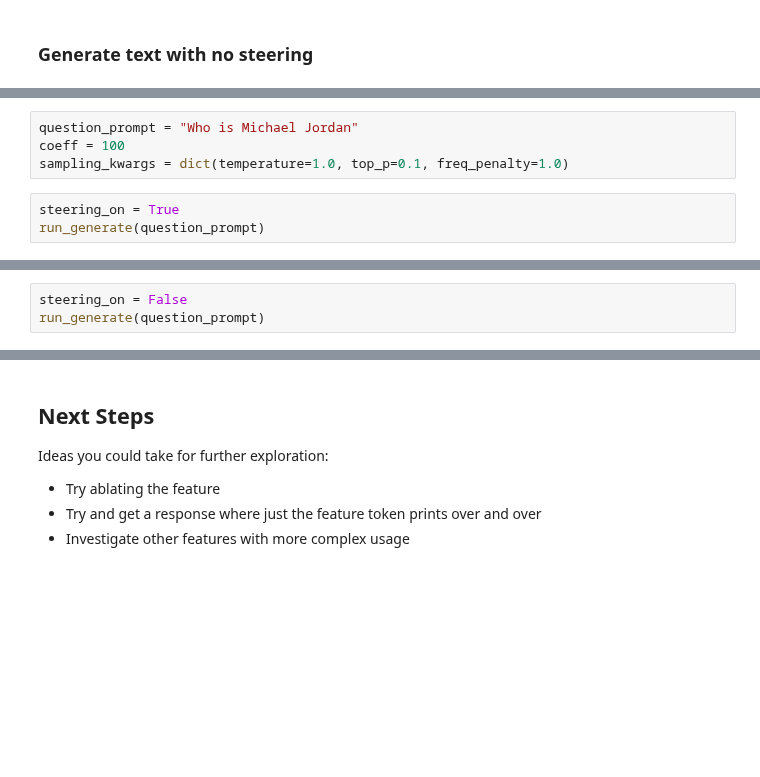
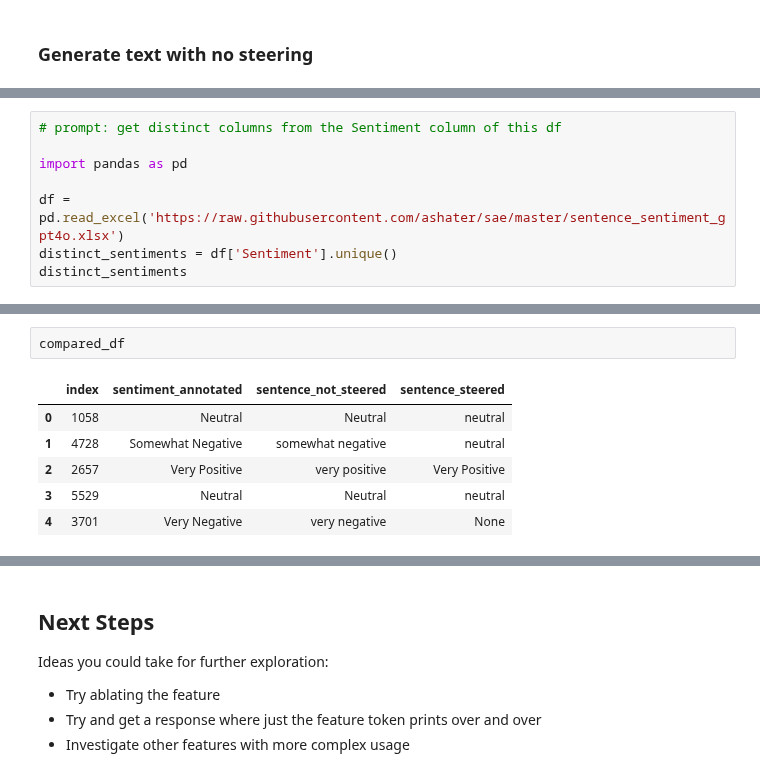
Before and after one commit to tatsath/Interpretability, a Jupyter notebook: sae_lens_based_steering.ipynb, the cells around one changed output, grey strips where cells are left out. Drawn from its saved outputs; the diff is of its cells as text; blank space fills up the shorter version.

```diff
--- a/sae_lens_based_steering.ipynb
+++ b/sae_lens_based_steering.ipynb
@@ -400,7 +436,0 @@ We'll also attempt a more general prompt which is a better indication of whether
-# %%
-question_prompt = "Who is Michael Jordan"
-coeff = 100
-sampling_kwargs = dict(temperature=1.0, top_p=0.1, freq_penalty=1.0)
-# %%
-steering_on = True
-run_generate(question_prompt)
@@ -411,3 +436,0 @@ The credit rating agencies, Moody's and Standard & Poor's (S&P), assign credit r
-# %%
-steering_on = False
-run_generate(question_prompt)
@@ -417,0 +439,8 @@ Michael Jordan is an American professional basketball player who played in the N
+# %%
+# prompt: get distinct columns from the Sentiment column of this df
+
+import pandas as pd
+
+df = pd.read_excel('https://raw.githubusercontent.com/ashater/sae/master/sentence_sentiment_gpt4o.xlsx')
+distinct_sentiments = df['Sentiment'].unique()
+distinct_sentiments
@@ -417,0 +517,9 @@ Michael Jordan is an American professional basketball player who played in the N
+# %%
+compared_df
+# %% [output]
+|  | index | sentiment_annotated | sentence_not_steered | sentence_steered |
+| 0 | 1058 | Neutral | Neutral | neutral |
+| 1 | 4728 | Somewhat Negative | somewhat negative | neutral |
+| 2 | 2657 | Very Positive | very positive | Very Positive |
+| 3 | 5529 | Neutral | Neutral | neutral |
+| 4 | 3701 | Very Negative | very negative | None |
```
Also changed, not shown: parts of 20 cells of this notebook.
